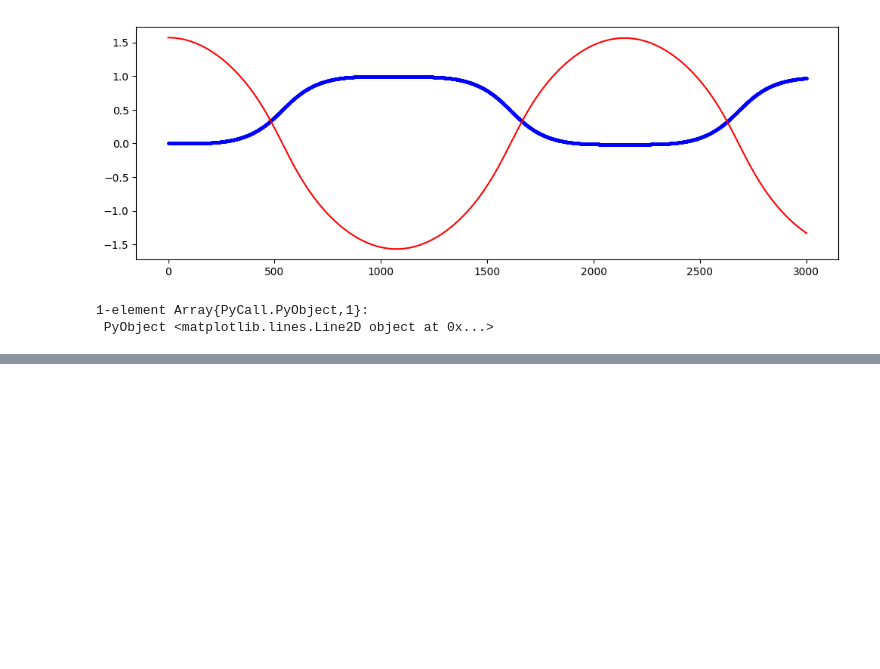
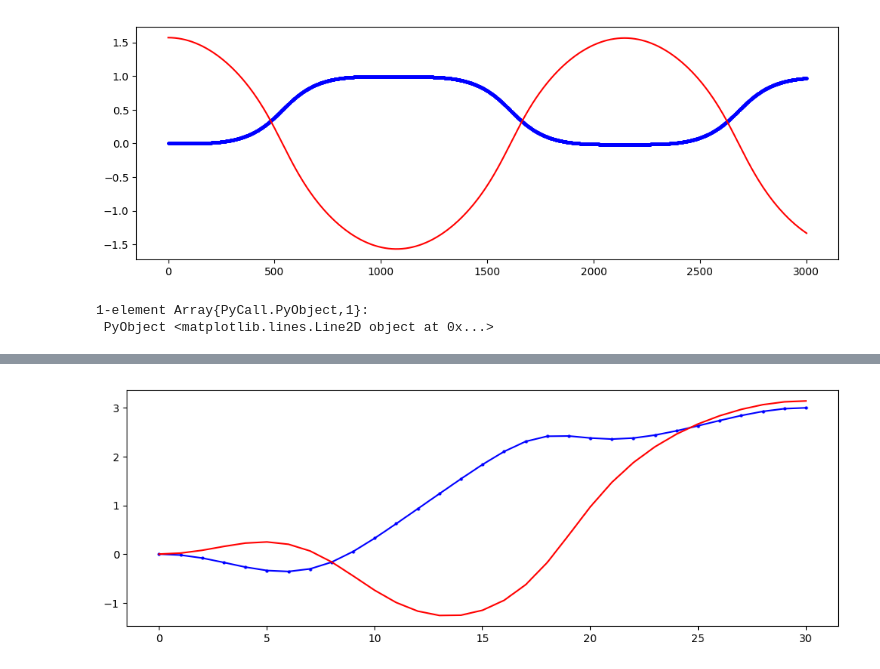
Before and after one commit to the1kieran/pullCartTrajOpt, a Jupyter notebook: finalProject/AlexProject.ipynb, the cells around one changed output, grey strips where cells are left out. Saved outputs shown, nothing was run; the diff lists cells and outputs as text; code cells hidden in the pictures; blank space fills up the shorter version.

```diff
--- a/finalProject/AlexProject.ipynb
+++ b/finalProject/AlexProject.ipynb
@@ -251,7 +251,7 @@ function process2CSV(x,path = "./pullCartVis3D/Assets/Data/data.csv")
     #place orientation parameters appropriately
     for i in range(1,size(x)[2])
         xFull[7:10,i]   = A2P(Rx(pi/2)*eye(3))          #unity compensation
-        xFull[11:14,i] = A2P(Rx(pi/2)*Ry(-x[2,i]))       #unity compensation
+        xFull[11:14,i] = A2P(Rx(pi/2)*Ry(x[2,i]))       #unity compensation
     end
 
     #print to CSV
@@ -261,9 +261,6 @@ end
 
 
 #future:
-
-#function resamplex(x,freq = 100);
-
 """
 linearly interpolate between points on a grid u[k]
 """
@@ -455,0 +540,18 @@ plot(x[2,:],"r")
+# %%
+ m,u,x,xdot = SolvFullCartPull(x0, xf,3, .1)
+
+using PyPlot
+figure(figsize=(12,4))
+#plot(c[1,:])
+plot( x[1,:], "b.-", markersize=4)
+plot(x[2,:],"r")
+#legend("x","xdot")
+#plot(xdot[1,:])
+#plot(xdot[3,:])
+
+
+#output to visualizer
+x = resample(x,.1,.02)
+process2CSV(x)
+# %% [output]
+[figure, added]
```
Also changed, not shown: parts of 7 cells of this notebook.
